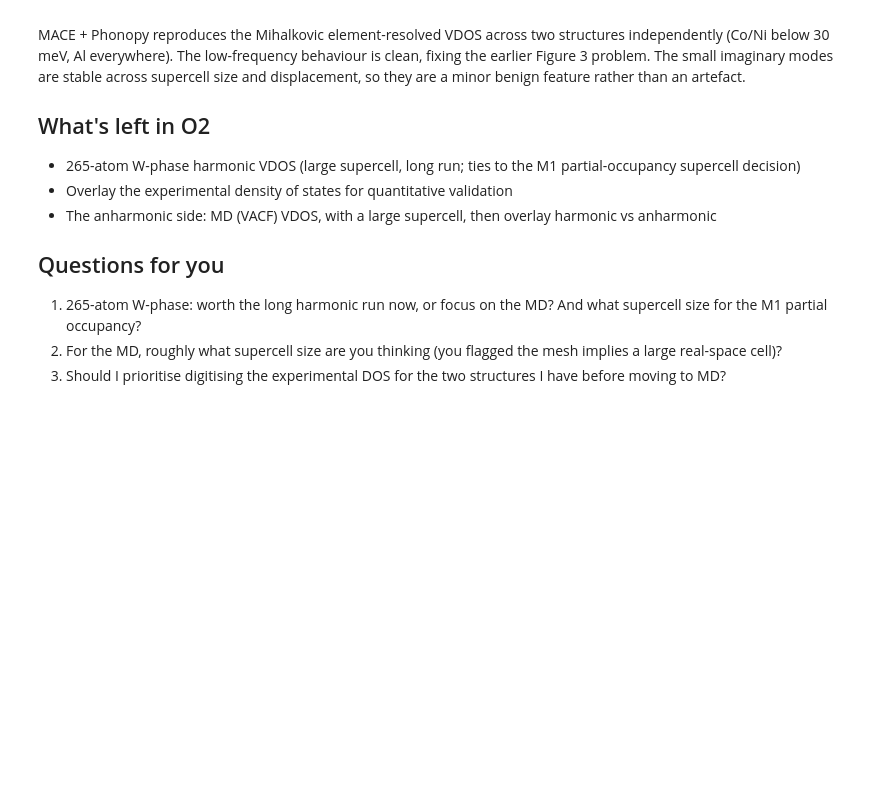
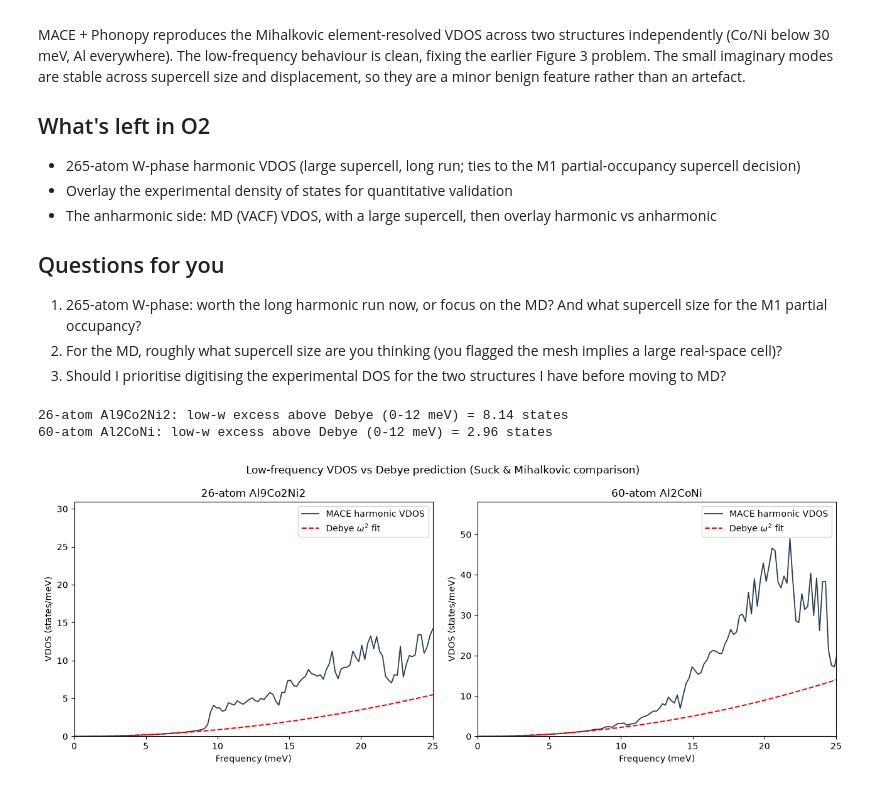
Before and after one commit to contactrameezraja/quasicrystal-mace, a Jupyter notebook: O2_Phonopy.ipynb, the cells around one changed output. Drawn from its saved outputs; the diff is of its cells as text; code cells hidden in the pictures; blank space fills up the shorter version.

```diff
--- a/O2_Phonopy.ipynb
+++ b/O2_Phonopy.ipynb
@@ -670,3 +670,49 @@ MACE + Phonopy reproduces the Mihalkovic element-resolved VDOS across two struct
 1. 265-atom W-phase: worth the long harmonic run now, or focus on the MD? And what supercell size for the M1 partial occupancy?
 2. For the MD, roughly what supercell size are you thinking (you flagged the mesh implies a large real-space cell)?
 3. Should I prioritise digitising the experimental DOS for the two structures I have before moving to MD?
+# %%
+import phonopy, numpy as np, matplotlib.pyplot as plt
+
+THz_to_meV = 4.13567
+
+def get_vdos(yaml_path):
+    ph = phonopy.load(yaml_path)
+    ph.run_mesh([20, 20, 20])
+    ph.run_total_dos(freq_pitch=0.05)
+    d = ph.get_total_dos_dict()
+    return d["frequency_points"] * THz_to_meV, d["total_dos"]
+
+f26, dos26 = get_vdos("o2_phonon_26atom.yaml")
+f60, dos60 = get_vdos("o2_phonon_60atom.yaml")
+
+# --- fit a Debye omega^2 curve to the LOW-frequency region of each ---
+# Debye: g(w) = a*w^2. Fit 'a' to the low-w rise (0-8 meV), then compare.
+def debye_fit(f, dos, fit_max=8.0):
+    mask = (f > 0.5) & (f < fit_max)          # low-frequency window, above zero
+    a = np.sum(dos[mask] * f[mask]**2) / np.sum(f[mask]**4)   # least-squares for a*w^2
+    return a
+
+fig, axes = plt.subplots(1, 2, figsize=(13, 5))
+for ax, (f, dos, label) in zip(axes, [(f26, dos26, "26-atom Al9Co2Ni2"),
+                                       (f60, dos60, "60-atom Al2CoNi")]):
+    a = debye_fit(f, dos)
+    debye = a * f**2
+    debye[f < 0] = 0
+    ax.plot(f, dos, color="#2c3e50", lw=1.3, label="MACE harmonic VDOS")
+    ax.plot(f, debye, color="red", lw=1.5, ls="--", label=r"Debye $\omega^2$ fit")
+    ax.set_xlim(0, 25); ax.set_ylim(0, None)
+    ax.set_xlabel("Frequency (meV)"); ax.set_ylabel("VDOS (states/meV)")
+    ax.set_title(label); ax.legend()
+    # quantify the low-w excess
+    lowmask = (f > 0.5) & (f < 12)
+    excess = np.trapezoid(np.maximum(dos[lowmask]-a*f[lowmask]**2, 0), f[lowmask])
+    print(f"{label}: low-w excess above Debye (0-12 meV) = {excess:.2f} states")
+
+plt.suptitle("Low-frequency VDOS vs Debye prediction (Suck & Mihalkovic comparison)")
+plt.tight_layout()
+plt.savefig("o2_debye_comparison.png", dpi=150, bbox_inches="tight")
+plt.show()
+# %% [output]
+26-atom Al9Co2Ni2: low-w excess above Debye (0-12 meV) = 8.14 states
+60-atom Al2CoNi: low-w excess above Debye (0-12 meV) = 2.96 states
+[figure, added]
```
Also changed, not shown: parts of 2 cells of this notebook, 6 other files.
